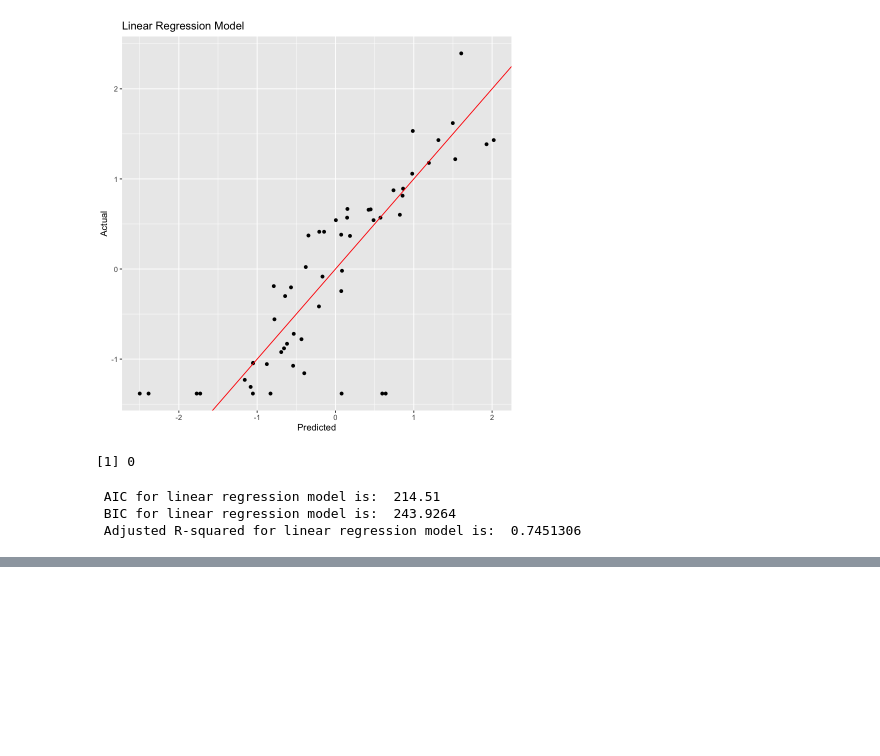
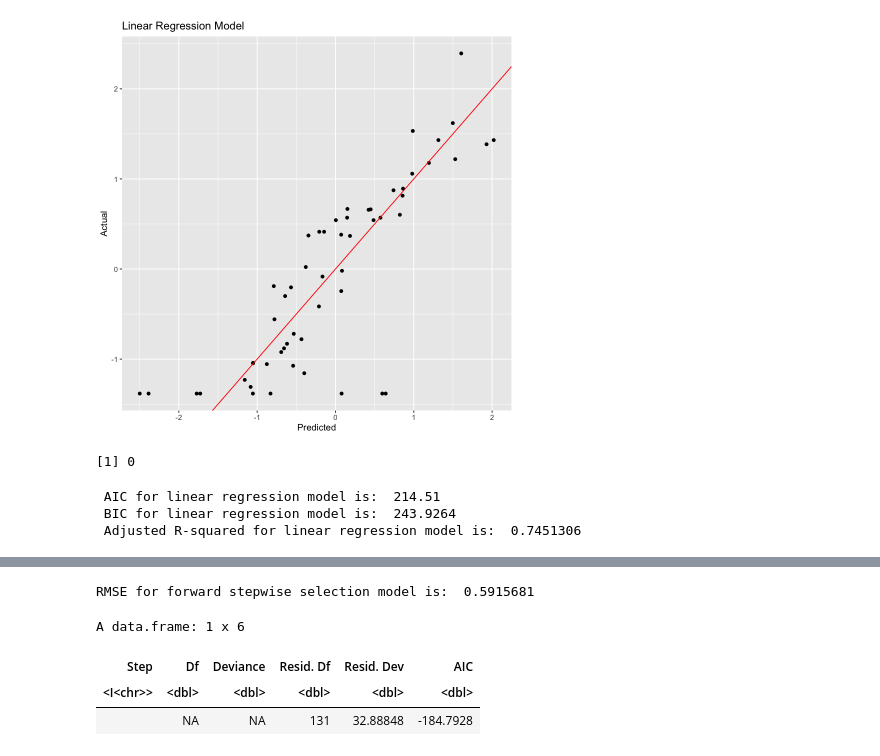
Before and after one commit to I-dontlikeit/512-project-group-10, a Jupyter notebook: code/models.ipynb, the cells around one changed output, grey strips where cells are left out. Drawn from its saved outputs; the diff is of its cells as text; code cells hidden in the pictures; blank space fills up the shorter version.

```diff
--- a/code/models.ipynb
+++ b/code/models.ipynb
@@ -131,0 +217,6 @@ cat(" AIC for linear regression model is: ", lm_aic, "\n", "BIC for linear regre
+# %%
+#calculate rmse
+forward_rmse = sqrt(mean((test$Gender_Inequality_Index_Value - forward_pred)^2))
+cat("RMSE for forward stepwise selection model is: ", forward_rmse)
+# %% [output]
+RMSE for forward stepwise selection model is:  0.5915681
@@ -131,0 +225,7 @@ cat(" AIC for linear regression model is: ", lm_aic, "\n", "BIC for linear regre
+# %%
+backward_model$anova
+# %% [output]
+A data.frame: 1 x 6
+| Step | Df | Deviance | Resid. Df | Resid. Dev | AIC |
+| <I<chr>> | <dbl> | <dbl> | <dbl> | <dbl> | <dbl> |
+|  | NA | NA | 131 | 32.88848 | -184.7928 |
```
Also changed, not shown: parts of 13 cells of this notebook.
